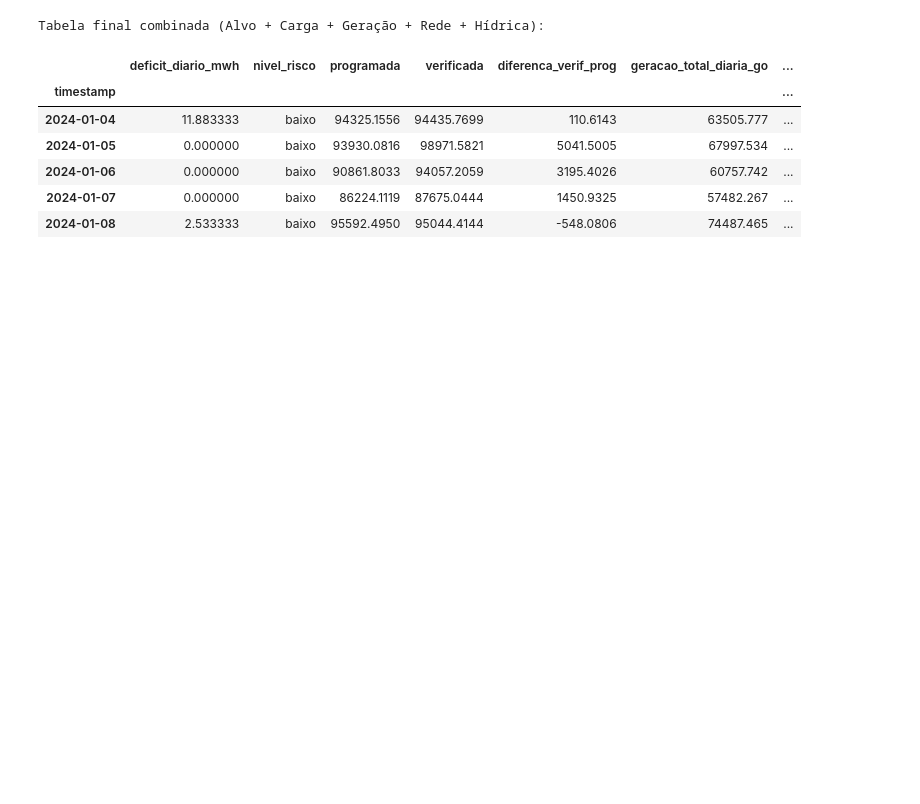
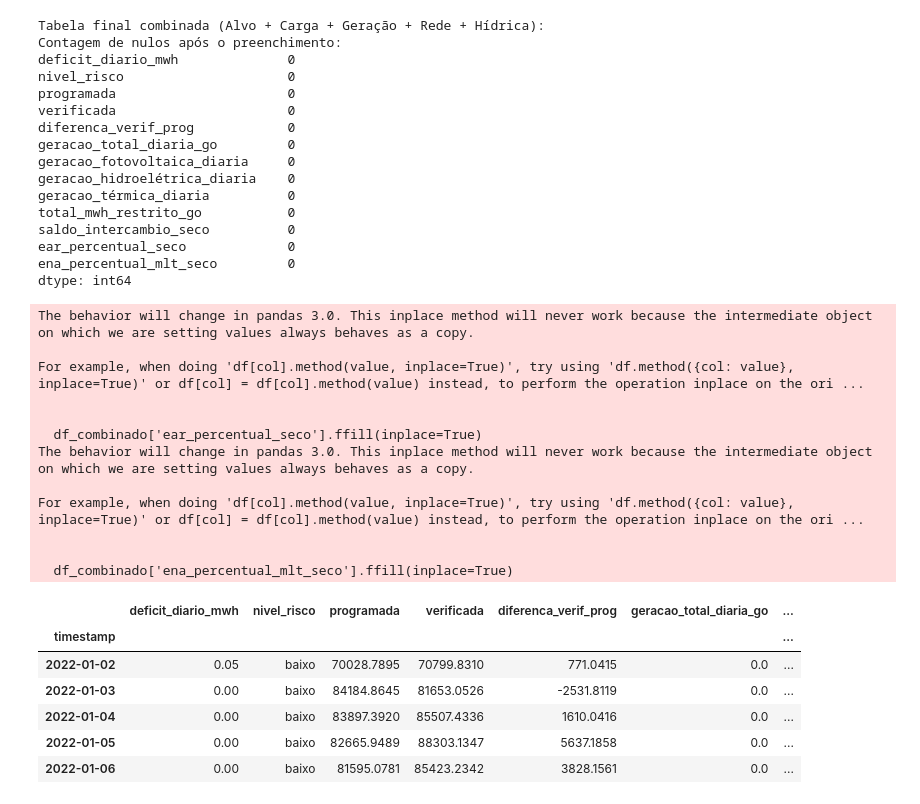
Before and after one commit to pauloprbs/ons-risk-prediction, a Jupyter notebook: notebooks/05-EDA-Hidrica.ipynb, the cells around one changed output. Cells and saved outputs as stored; diff of their text form; code cells hidden in the pictures; blank space fills up the shorter version.

Commit message:
Algumas correções e modelo ruim.

```diff
--- a/notebooks/05-EDA-Hidrica.ipynb
+++ b/notebooks/05-EDA-Hidrica.ipynb
@@ -89,25 +120,65 @@ Feature de Energia Afluente (ENA) foi criada.
 # %%
-# --- Célula 5: Junção (Merge) de Todas as Features (Versão Corrigida) ---
+# --- Célula 5: Junção (Merge) de Todas as Features (VERSÃO COM IMPUTAÇÃO) ---
 
+# Começa com a tabela base do notebook anterior
 df_combinado = df_base.copy()
+
+# Adiciona as novas features hídricas
 df_combinado = df_combinado.join(df_ear_seco[['ear_percentual_seco']])
 df_combinado = df_combinado.join(df_ena_seco[['ena_percentual_mlt_seco']])
 
-# CORREÇÃO: Trocamos dropna por fillna(0) para manter todos os dias,
-# preenchendo com 0 os dias para os quais não temos dados hídricos.
+# --- CORREÇÃO: Tratamento de Nulos com Preenchimento ---
+# Em vez de apagar linhas com dados faltantes, vamos preenchê-las.
+# Usamos ffill() (forward fill) para preencher um dia sem dados com o valor do dia anterior.
+# Em seguida, bfill() (backward fill) preenche os dias que possam ter ficado em branco no início do período.
+df_combinado['ear_percentual_seco'].ffill(inplace=True)
+df_combinado['ena_percentual_mlt_seco'].ffill(inplace=True)
+df_combinado.bfill(inplace=True) # Garante que o início do dataset não tenha nulos
+
+# Para outras colunas que possam ter ficado nulas, preenchemos com 0.
 df_combinado.fillna(0, inplace=True)
 
 print("Tabela final combinada (Alvo + Carga + Geração + Rede + Hídrica):")
+# Verificando se ainda há algum nulo
+print("Contagem de nulos após o preenchimento:")
+print(df_combinado.isnull().sum())
 display(df_combinado.head())
 # %% [output]
 Tabela final combinada (Alvo + Carga + Geração + Rede + Hídrica):
+Contagem de nulos após o preenchimento:
+deficit_diario_mwh              0
+nivel_risco                     0
+programada                      0
+verificada                      0
+diferenca_verif_prog            0
+geracao_total_diaria_go         0
+geracao_fotovoltaica_diaria     0
+geracao_hidroelétrica_diaria    0
+geracao_térmica_diaria          0
+total_mwh_restrito_go           0
+saldo_intercambio_seco          0
+ear_percentual_seco             0
+ena_percentual_mlt_seco         0
+dtype: int64
+The behavior will change in pandas 3.0. This inplace method will never work because the intermediate object on which we are setting values always behaves as a copy.
+
+For example, when doing 'df[col].method(value, inplace=True)', try using 'df.method({col: value}, inplace=True)' or df[col] = df[col].method(value) instead, to perform the operation inplace on the ori ...
+
+
+  df_combinado['ear_percentual_seco'].ffill(inplace=True)
+The behavior will change in pandas 3.0. This inplace method will never work because the intermediate object on which we are setting values always behaves as a copy.
+
+For example, when doing 'df[col].method(value, inplace=True)', try using 'df.method({col: value}, inplace=True)' or df[col] = df[col].method(value) instead, to perform the operation inplace on the ori ...
+
+
+  df_combinado['ena_percentual_mlt_seco'].ffill(inplace=True)
 |  | deficit_diario_mwh | nivel_risco | programada | verificada | diferenca_verif_prog | geracao_total_diaria_go | ... |
 | timestamp |  |  |  |  |  |  | ... |
-| 2024-01-04 | 11.883333 | baixo | 94325.1556 | 94435.7699 | 110.6143 | 63505.777 | ... |
-| 2024-01-05 | 0.000000 | baixo | 93930.0816 | 98971.5821 | 5041.5005 | 67997.534 | ... |
-| 2024-01-06 | 0.000000 | baixo | 90861.8033 | 94057.2059 | 3195.4026 | 60757.742 | ... |
-| 2024-01-07 | 0.000000 | baixo | 86224.1119 | 87675.0444 | 1450.9325 | 57482.267 | ... |
-| 2024-01-08 | 2.533333 | baixo | 95592.4950 | 95044.4144 | -548.0806 | 74487.465 | ... |
+| 2022-01-02 | 0.05 | baixo | 70028.7895 | 70799.8310 | 771.0415 | 0.0 | ... |
+| 2022-01-03 | 0.00 | baixo | 84184.8645 | 81653.0526 | -2531.8119 | 0.0 | ... |
+| 2022-01-04 | 0.00 | baixo | 83897.3920 | 85507.4336 | 1610.0416 | 0.0 | ... |
+| 2022-01-05 | 0.00 | baixo | 82665.9489 | 88303.1347 | 5637.1858 | 0.0 | ... |
+| 2022-01-06 | 0.00 | baixo | 81595.0781 | 85423.2342 | 3828.1561 | 0.0 | ... |
 # %%
 # Gráfico 1: Energia Armazenada (EAR) por Nível de Risco
 plt.figure(figsize=(10, 6))
```
Also changed, not shown: parts of 7 cells of this notebook, 9 other files.
